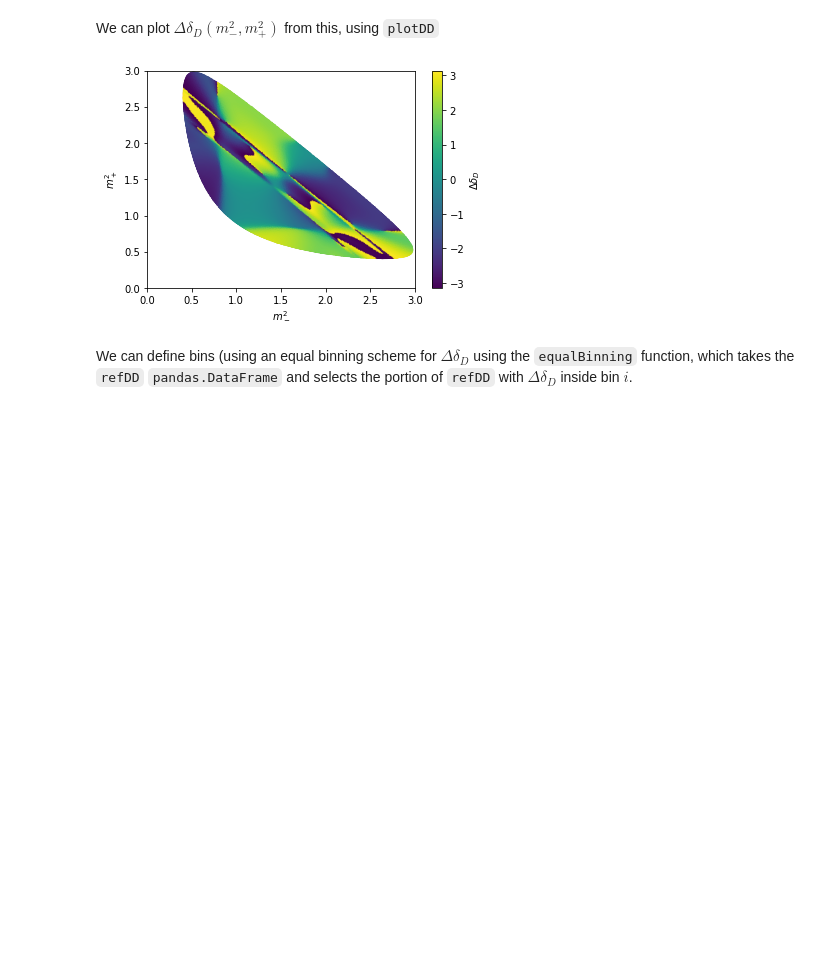
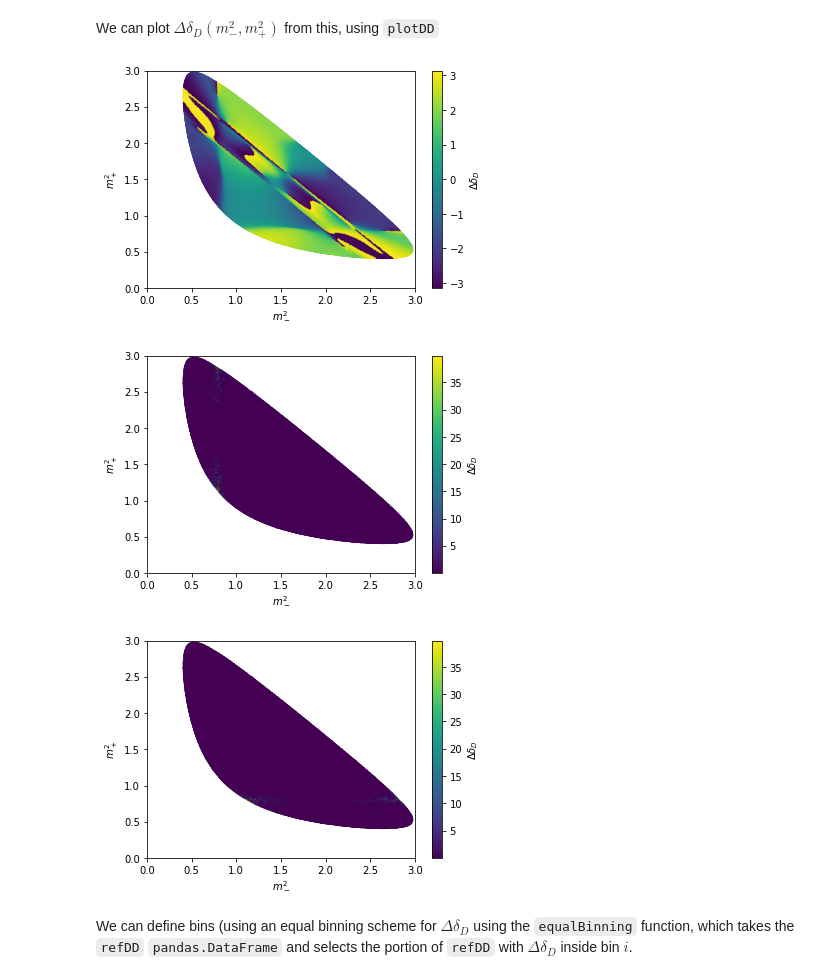
Before and after one commit to jakelane137/MI_Notebook, a Jupyter notebook: MI.ipynb, the cells around one changed output. Cells and saved outputs as stored; diff of their text form; code cells hidden in the pictures; blank space fills up the shorter version.

```diff
--- a/MI.ipynb
+++ b/MI.ipynb
@@ -20,37 +22,50 @@ def getDD(fileName):
     s01 = []
     s02 = []
     dd = []
+    Fp = []
+    Fm = []
     with open(fileName) as f:
         for line in f:
             a = line.split()
             _s01 = float(a[0])
             _s02 = float(a[1])
             _dd = float(a[3])
+            _Fp = float(a[11])
+            _Fm = float(a[15])
             s01.append(_s01)
             s02.append(_s02)
             dd.append(_dd)
-    return pd.DataFrame({"s01":s01, "s02":s02, "dd":dd})
+            Fp.append(_Fp**2)
+            Fm.append(_Fm**2)
+
+    return pd.DataFrame({"s01":s01, "s02":s02, "dd":dd, "Fp":Fp,"Fm":Fm})
 
 refDD = getDD("reference.csv")
 # %% [markdown]
 We can plot $\Delta \delta_D(m_-^2,m_+^2)$ from this, using `plotDD`
 # %%
-def plotDD(df, xlims=[0,3], ylims=[0,3]):
+def plotDD(df, xlims=[0,3], ylims=[0,3],c="dd"):
     x = df["s01"]
     y = df["s02"]
-    z = df["dd"]
+    z = df[c]
     f, a = plt.subplots(1,1)
     sc = a.scatter(x, y, c=z, s=0.01, marker="x")
     plt.xlim(xlims[0], xlims[1])
     plt.ylim(ylims[0], ylims[1])
     a.set_xlabel(r"$m_-^2$")
     a.set_ylabel(r"$m_+^2$")
     plt.colorbar(sc, ax=a, label=r"$\Delta \delta_D$")
 
 
 plotDD(refDD)
+plotDD(refDD,c="Fp")
+plotDD(refDD,c="Fm")
+FpSum = refDD["Fp"].sum()
+FmSum = refDD["Fm"].sum()
 # %% [output]
 [figure]
+[figure, added]
+[figure, added]
 # %% [markdown]
 We can define bins (using an equal binning scheme for $\Delta \delta_D$ using the `equalBinning` function, which takes the `refDD` `pandas.DataFrame` and selects the portion of `refDD` with $\Delta \delta_D$ inside bin $i$.
 # %%
```
Also changed, not shown: parts of 23 cells of this notebook.
